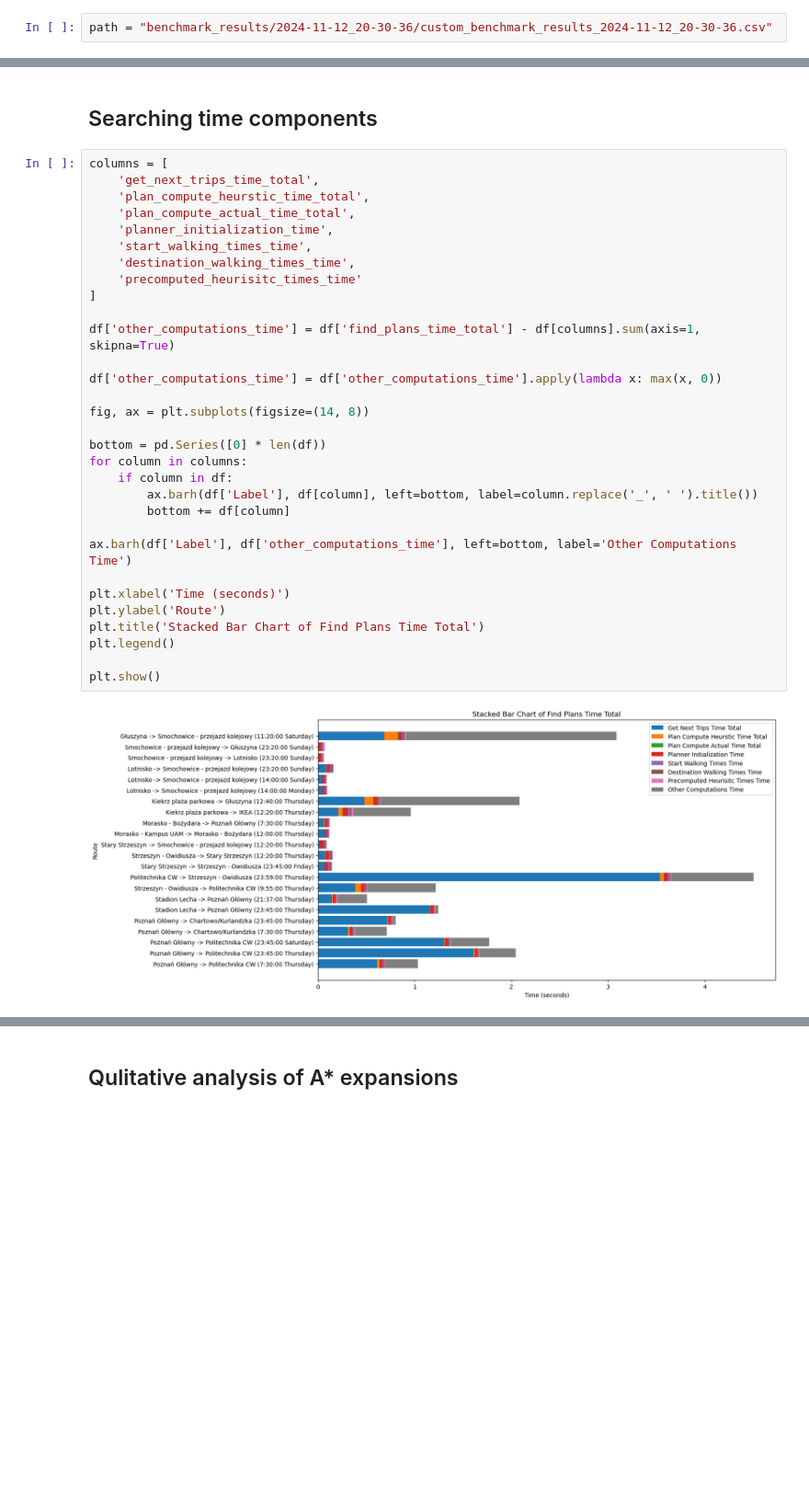
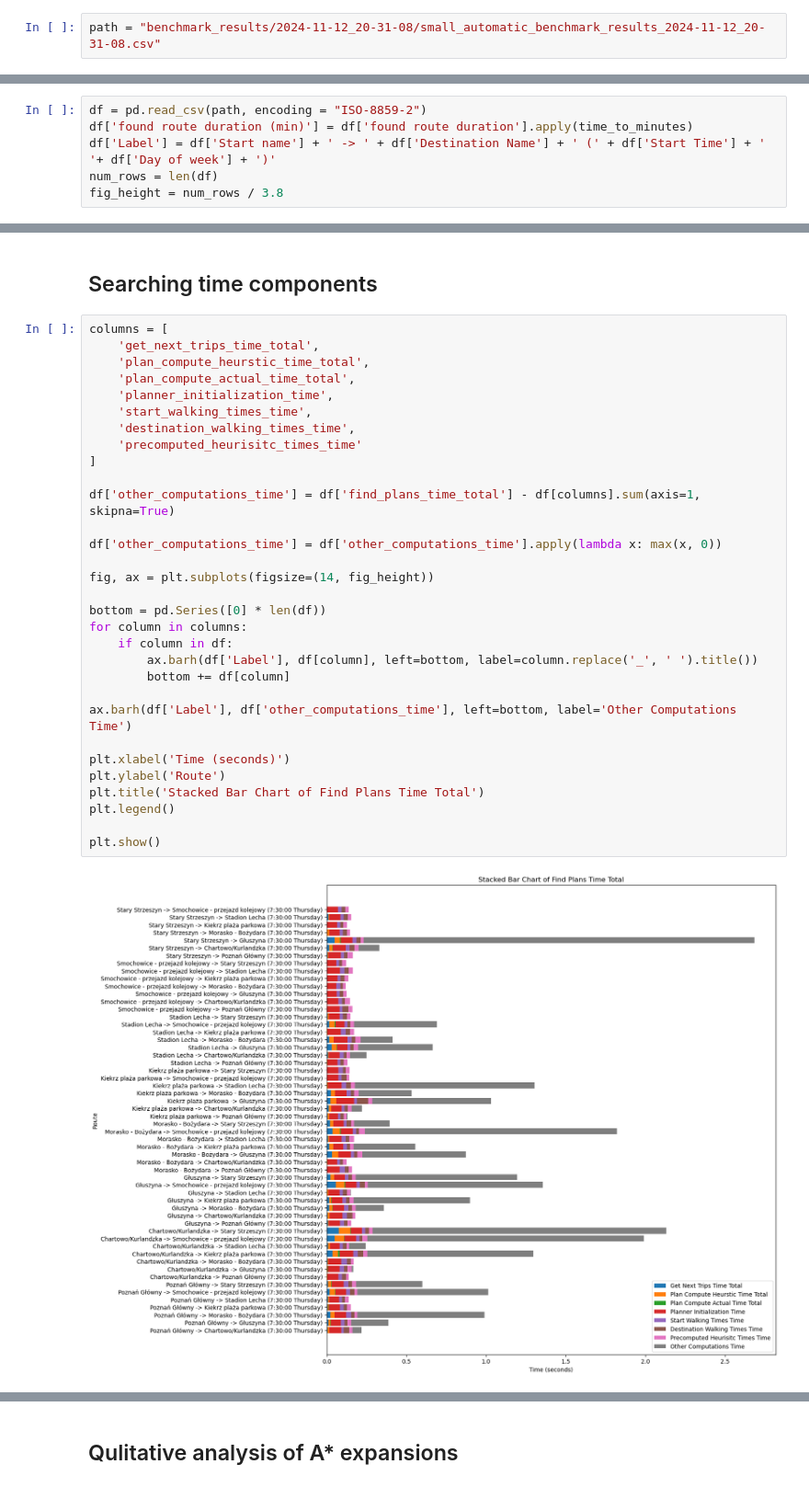
Before and after one commit to DawidJedraszczyk/e-Bimba, a Jupyter notebook: custom_benchmark_data_analysis.ipynb, the cells around one changed output, grey strips where cells are left out. Shown at 92% size. Cells and saved outputs as stored; diff of their text form; blank space fills up the shorter version.

Commit message:
Added distribution graphs to custom benchmark notebook and prepared it to be run with different benchmark types Cleaned code

```diff
--- a/custom_benchmark_data_analysis.ipynb
+++ b/custom_benchmark_data_analysis.ipynb
@@ -18,7 +20,7 @@ To perform the data analysis please provide a benchamrk results csv as a `path`
 # %% [markdown]
 ## Defining benchmark file path
 # %%
-path = "benchmark_results/2024-11-12_20-30-36/custom_benchmark_results_2024-11-12_20-30-36.csv"
+path = "benchmark_results/2024-11-12_20-31-08/small_automatic_benchmark_results_2024-11-12_20-31-08.csv"
 # %% [markdown]
 ## (optional) Define data analysis file name
 # %%
@@ -53,3 +41,9 @@ df['Label'] = df['Start name'] + ' -> ' + df['Destination Name'] + ' (' + df['St
+# %%
+df = pd.read_csv(path, encoding = "ISO-8859-2")
+df['found route duration (min)'] = df['found route duration'].apply(time_to_minutes)
+df['Label'] = df['Start name'] + ' -> ' + df['Destination Name'] + ' (' + df['Start Time'] + ' '+ df['Day of week'] + ')'
+num_rows = len(df)
+fig_height = num_rows / 3.8
 # %% [markdown]
 # Plots
 # %% [markdown]
@@ -115,32 +113,32 @@ plt.show()
 columns = [
     'get_next_trips_time_total',
     'plan_compute_heurstic_time_total',
     'plan_compute_actual_time_total',
     'planner_initialization_time',
     'start_walking_times_time',
     'destination_walking_times_time',
     'precomputed_heurisitc_times_time'
 ]
 
 df['other_computations_time'] = df['find_plans_time_total'] - df[columns].sum(axis=1, skipna=True)
 
 df['other_computations_time'] = df['other_computations_time'].apply(lambda x: max(x, 0))
 
-fig, ax = plt.subplots(figsize=(14, 8))
+fig, ax = plt.subplots(figsize=(14, fig_height))
 
 bottom = pd.Series([0] * len(df))
 for column in columns:
     if column in df:
         ax.barh(df['Label'], df[column], left=bottom, label=column.replace('_', ' ').title())
         bottom += df[column]
 
 ax.barh(df['Label'], df['other_computations_time'], left=bottom, label='Other Computations Time')
 
 plt.xlabel('Time (seconds)')
 plt.ylabel('Route')
 plt.title('Stacked Bar Chart of Find Plans Time Total')
 plt.legend()
 
 plt.show()
 # %% [output]
-[figure, old version]
+[figure, new version]
```
Also changed, not shown: parts of 14 cells of this notebook.
